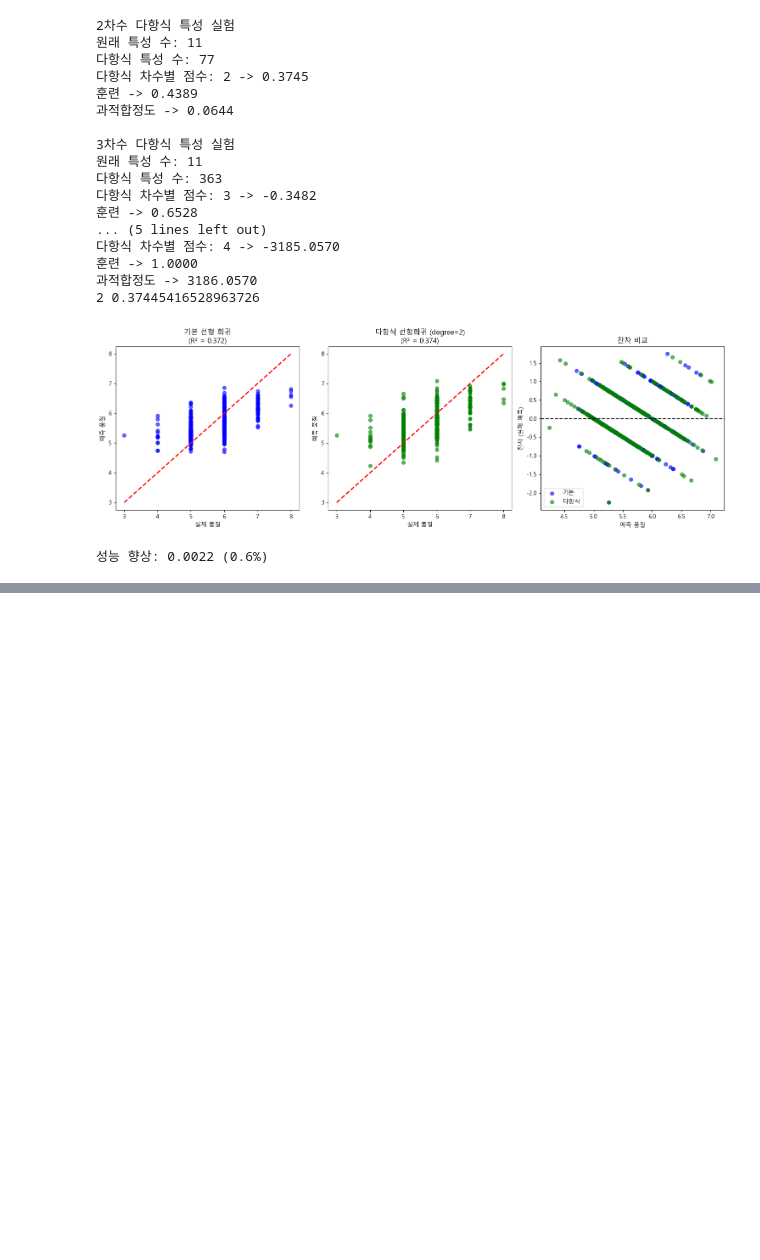
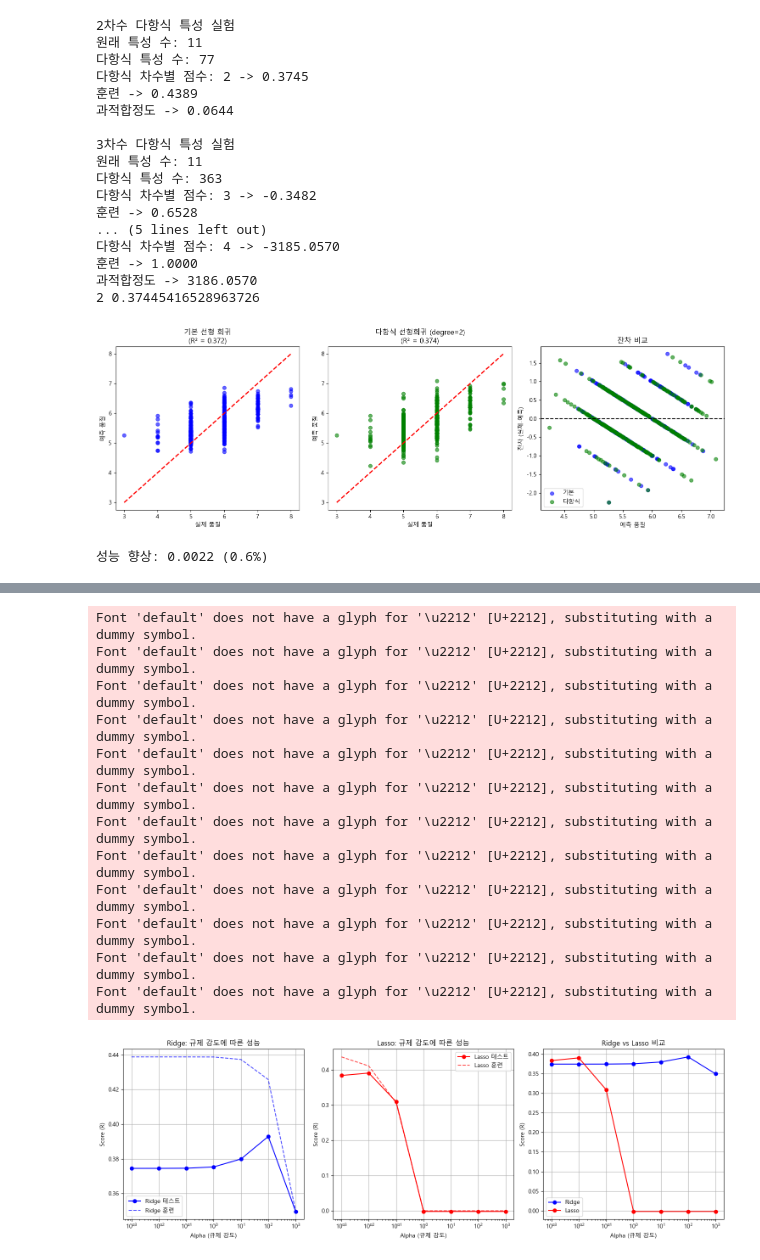
Before and after one commit to im-louise/practice, a Jupyter notebook: ML/redwine.ipynb, the cells around one changed output, grey strips where cells are left out. Drawn from its saved outputs; the diff is of its cells as text; code cells hidden in the pictures; blank space fills up the shorter version.

```diff
--- a/ML/redwine.ipynb
+++ b/ML/redwine.ipynb
@@ -296,0 +370,50 @@ print(f"성능 향상: {improvement:.4f} ({improvement/lr_basic_score*100:.1f}%)
+# %%
+# Alpha 값에 따른 성능 비교 (훈련 vs 테스트)
+plt.figure(figsize=(15, 5))
+
+plt.subplot(1, 3, 1)
+plt.plot(alphas, ridge_scores_poly, 'bo-', label='Ridge 테스트')
+plt.plot(alphas, ridge_train_scores, 'b--', alpha=0.7, label='Ridge 훈련')
+plt.xlabel('Alpha (규제 강도)')
+plt.ylabel('Score (R)')
+plt.title('Ridge: 규제 강도에 따른 성능')
+plt.xscale('log')
+plt.legend()
+plt.grid(True)
+
+plt.subplot(1, 3, 2)
+plt.plot(alphas, lasso_scores_poly, 'ro-', label='Lasso 테스트')
+plt.plot(alphas, lasso_train_scores, 'r--', alpha=0.7, label='Lasso 훈련')
+plt.xlabel('Alpha (규제 강도)')
+plt.ylabel('Score (R)')
+plt.title('Lasso: 규제 강도에 따른 성능')
+plt.xscale('log')
+plt.legend()
+plt.grid(True)
+
+plt.subplot(1, 3, 3)
+plt.plot(alphas, ridge_scores_poly, 'bo-', label='Ridge')
+plt.plot(alphas, lasso_scores_poly, 'ro-', label='Lasso')
+plt.xlabel('Alpha (규제 강도)')
+plt.ylabel('Score (R)')
+plt.title('Ridge vs Lasso 비교')
+plt.xscale('log')
+plt.legend()
+plt.grid(True)
+
+plt.tight_layout()
+plt.show()
+# %% [output]
+Font 'default' does not have a glyph for '\u2212' [U+2212], substituting with a dummy symbol.
+Font 'default' does not have a glyph for '\u2212' [U+2212], substituting with a dummy symbol.
+Font 'default' does not have a glyph for '\u2212' [U+2212], substituting with a dummy symbol.
+Font 'default' does not have a glyph for '\u2212' [U+2212], substituting with a dummy symbol.
+Font 'default' does not have a glyph for '\u2212' [U+2212], substituting with a dummy symbol.
+Font 'default' does not have a glyph for '\u2212' [U+2212], substituting with a dummy symbol.
+Font 'default' does not have a glyph for '\u2212' [U+2212], substituting with a dummy symbol.
+Font 'default' does not have a glyph for '\u2212' [U+2212], substituting with a dummy symbol.
+Font 'default' does not have a glyph for '\u2212' [U+2212], substituting with a dummy symbol.
+Font 'default' does not have a glyph for '\u2212' [U+2212], substituting with a dummy symbol.
+Font 'default' does not have a glyph for '\u2212' [U+2212], substituting with a dummy symbol.
+Font 'default' does not have a glyph for '\u2212' [U+2212], substituting with a dummy symbol.
+[figure, added]
```
Also changed, not shown: parts of 1 cell of this notebook, 1 other file.
